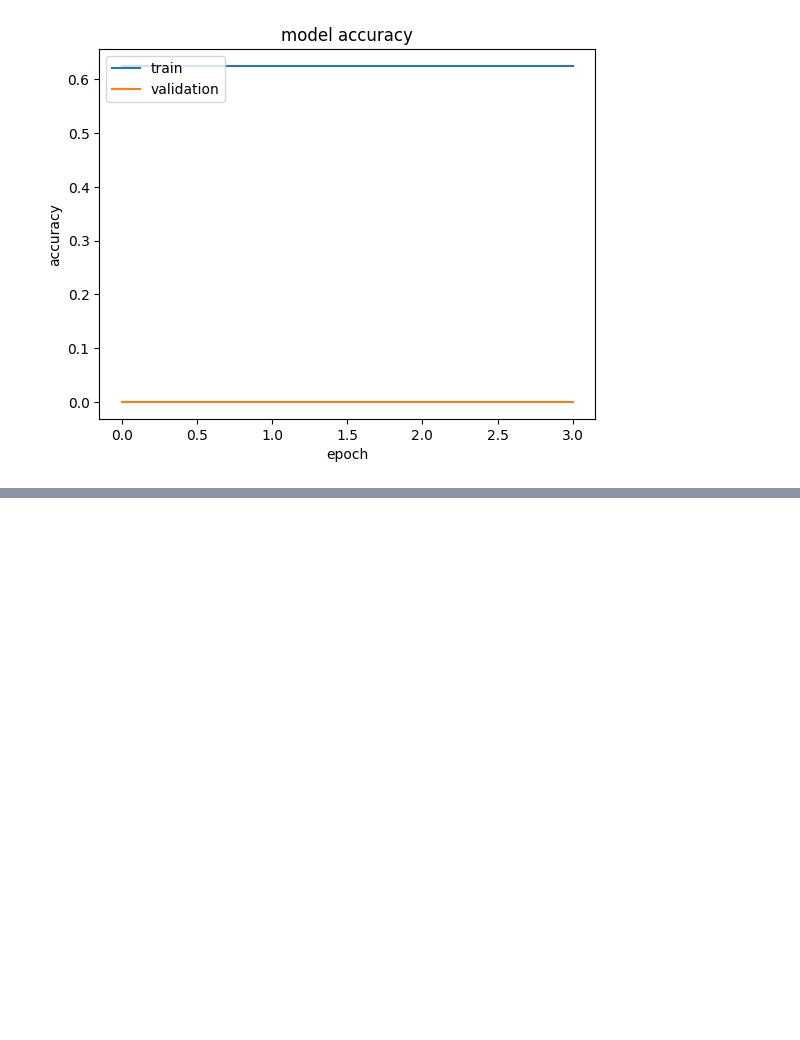
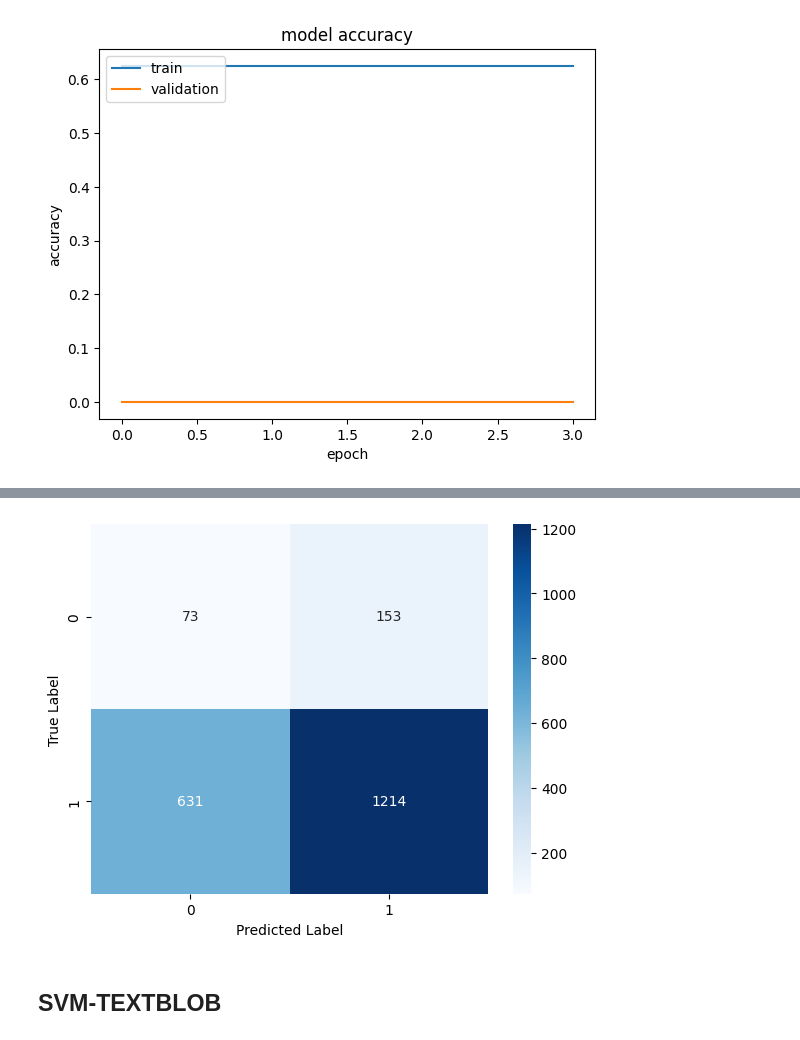
Before and after one commit to KieuTrinh-T/Restaurant-review-Sentiment-Analysis, a Jupyter notebook: Modeling.ipynb, the cells around one changed output, grey strips where cells are left out. Cells and saved outputs as stored; diff of their text form; code cells hidden in the pictures; blank space fills up the shorter version.

Commit message:
report

```diff
--- a/Modeling.ipynb
+++ b/Modeling.ipynb
@@ -270,0 +285,6 @@ plt.legend(['train','validation'], loc='upper left')
+# %%
+svm = LinearSVC()
+svm.fit(X_vader_train_res, Y_vader_train_res)
+y_pred = svm.predict(X_vader_test)
+print('Classification Report')
+print(classification_report(Y_vader_test, y_pred))
@@ -270,0 +301,11 @@ plt.legend(['train','validation'], loc='upper left')
+# %%
+# Plot the confusion matrix
+cm = confusion_matrix(Y_vader_test, y_pred)
+sns.heatmap(cm, annot=True, cmap='Blues', fmt='g')
+plt.xlabel('Predicted Label')
+plt.ylabel('True Label')
+plt.show()
+# %% [output]
+[figure, added]
+# %% [markdown]
+## SVM-TEXTBLOB
```
Also changed, not shown: parts of 12 cells of this notebook, 4 other files.
